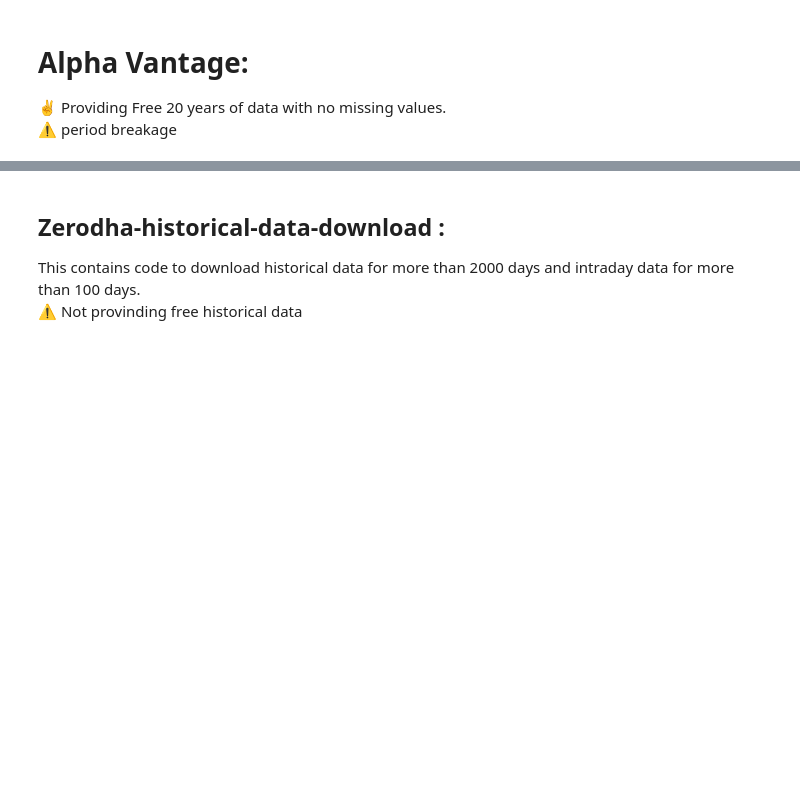
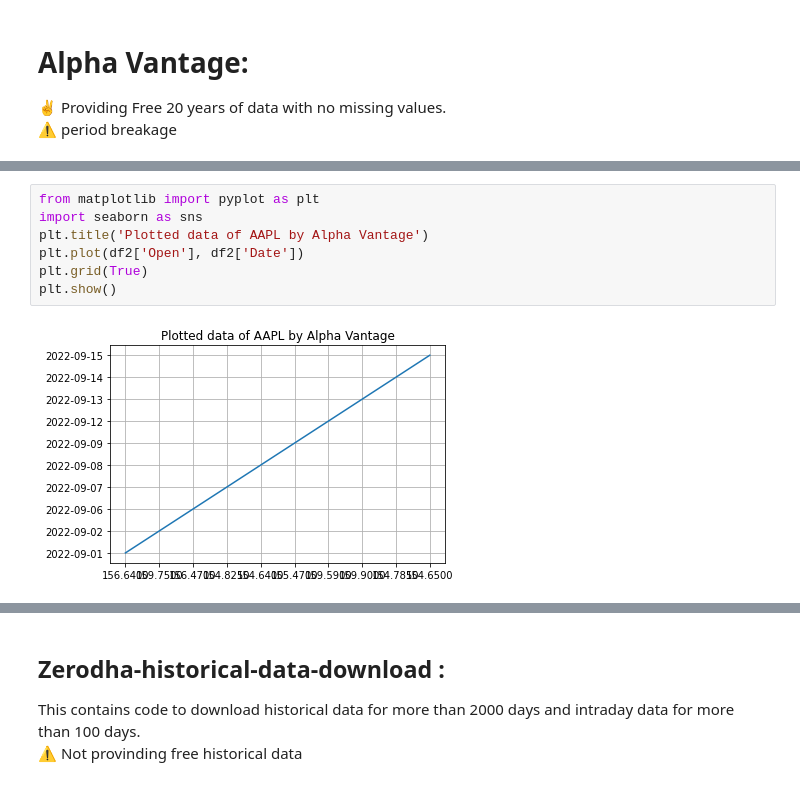
Before and after one commit to TechnocultureResearch/sentient, a Jupyter notebook: data source api.ipynb, the cells around one changed output, grey strips where cells are left out. Saved outputs shown, nothing was run; the diff lists cells and outputs as text; blank space fills up the shorter version.

```diff
--- a/data source api.ipynb
+++ b/data source api.ipynb
@@ -66,0 +90,9 @@ print(df.head())
+# %%
+from matplotlib import pyplot as plt
+import seaborn as sns
+plt.title('Plotted data of AAPL by Alpha Vantage')
+plt.plot(df2['Open'], df2['Date'])
+plt.grid(True)
+plt.show()
+# %% [output]
+[figure, added]
```
Also changed, not shown: parts of 19 cells of this notebook.
